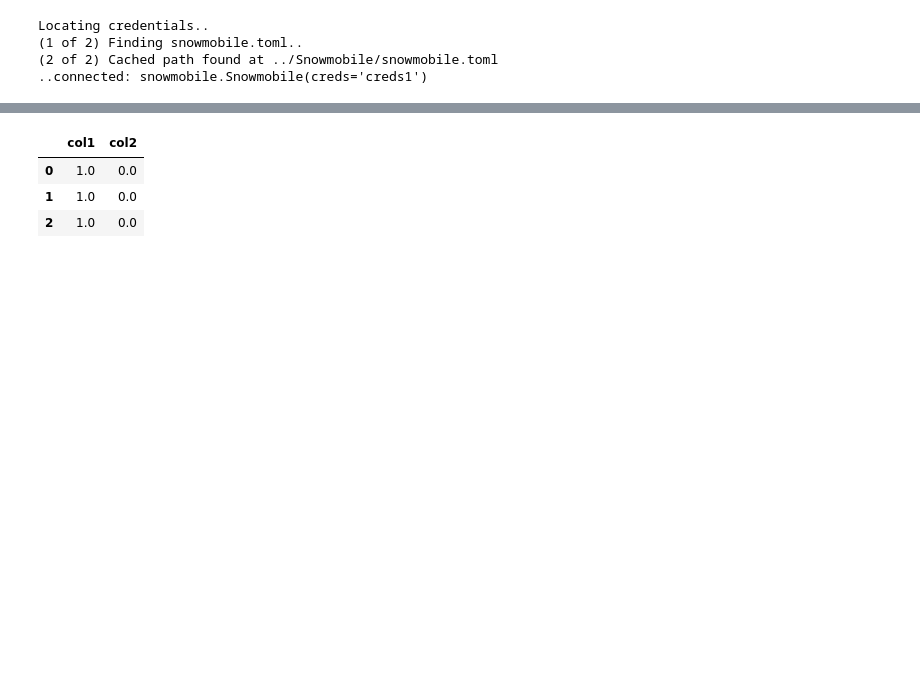
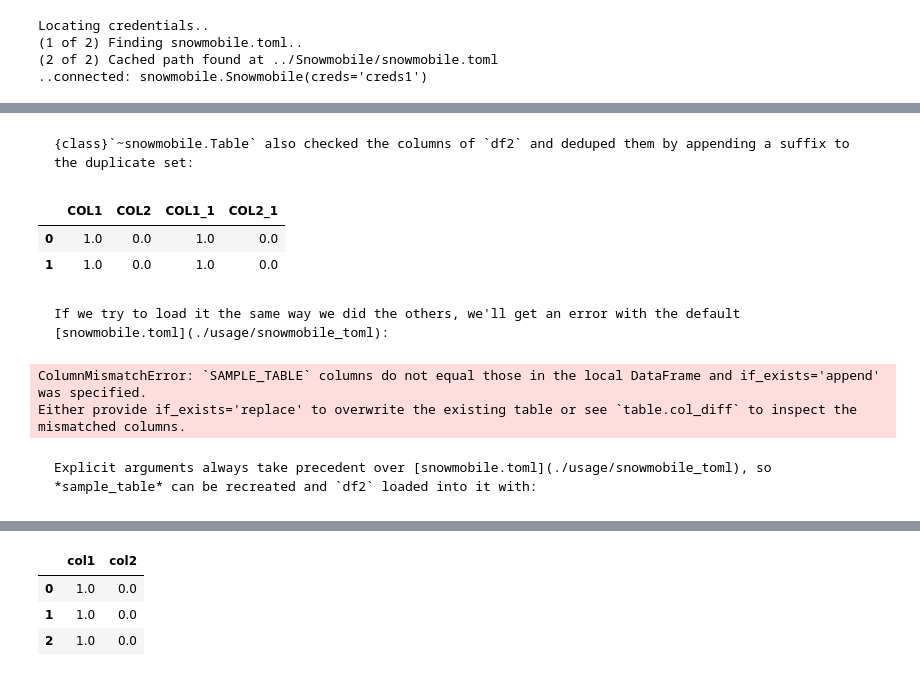
Before and after one commit to GEM7318/Snowmobile, a Jupyter notebook: docs/index.ipynb, the cells around one changed output, grey strips where cells are left out. Cells and saved outputs as stored; diff of their text form; code cells hidden in the pictures; blank space fills up the shorter version.

Commit message:
Major rework of index.md; tests passing; docs building locally

````diff
--- a/docs/index.ipynb
+++ b/docs/index.ipynb
@@ -202,0 +370,34 @@ Loading into 'gem7318.SAMPLE_TABLE`..
+# %% [markdown]
+```{div} sn-pre-code
+{class}`~snowmobile.Table` also checked the columns of `df2` and deduped them by appending a suffix to the duplicate set:
+```
+# %%
+t3.df.head(2)
+# %% [output]
+|  | COL1 | COL2 | COL1_1 | COL2_1 |
+| 0 | 1.0 | 0.0 | 1.0 | 0.0 |
+| 1 | 1.0 | 0.0 | 1.0 | 0.0 |
+# %% [markdown]
+```{div} sn-pre-code
+If we try to load it the same way we did the others, we'll get an error with the default [snowmobile.toml](./usage/snowmobile_toml):
+```
+# %%
+from snowmobile.core.errors import ColumnMismatchError
+
+try:
+    t3.load()
+except ExistingTableError as e:
+    print(e)
+"""
+ColumnMismatchError: `SAMPLE_TABLE` columns do not equal those in the local DataFrame
+and if_exists='append' was specified.
+Either provide if_exists='replace' to overwrite the existing table or see `table.col_diff`
+to inspect the mismatched columns.
+"""
+# %% [output]
+ColumnMismatchError: `SAMPLE_TABLE` columns do not equal those in the local DataFrame and if_exists='append' was specified.
+Either provide if_exists='replace' to overwrite the existing table or see `table.col_diff` to inspect the mismatched columns.
+# %% [markdown]
+```{div} sn-pre-code
+Explicit arguments always take precedent over [snowmobile.toml](./usage/snowmobile_toml), so *sample_table* can be recreated and `df2` loaded into it with:
+```
````
Also changed, not shown: parts of 52 cells of this notebook, 4 other files.
